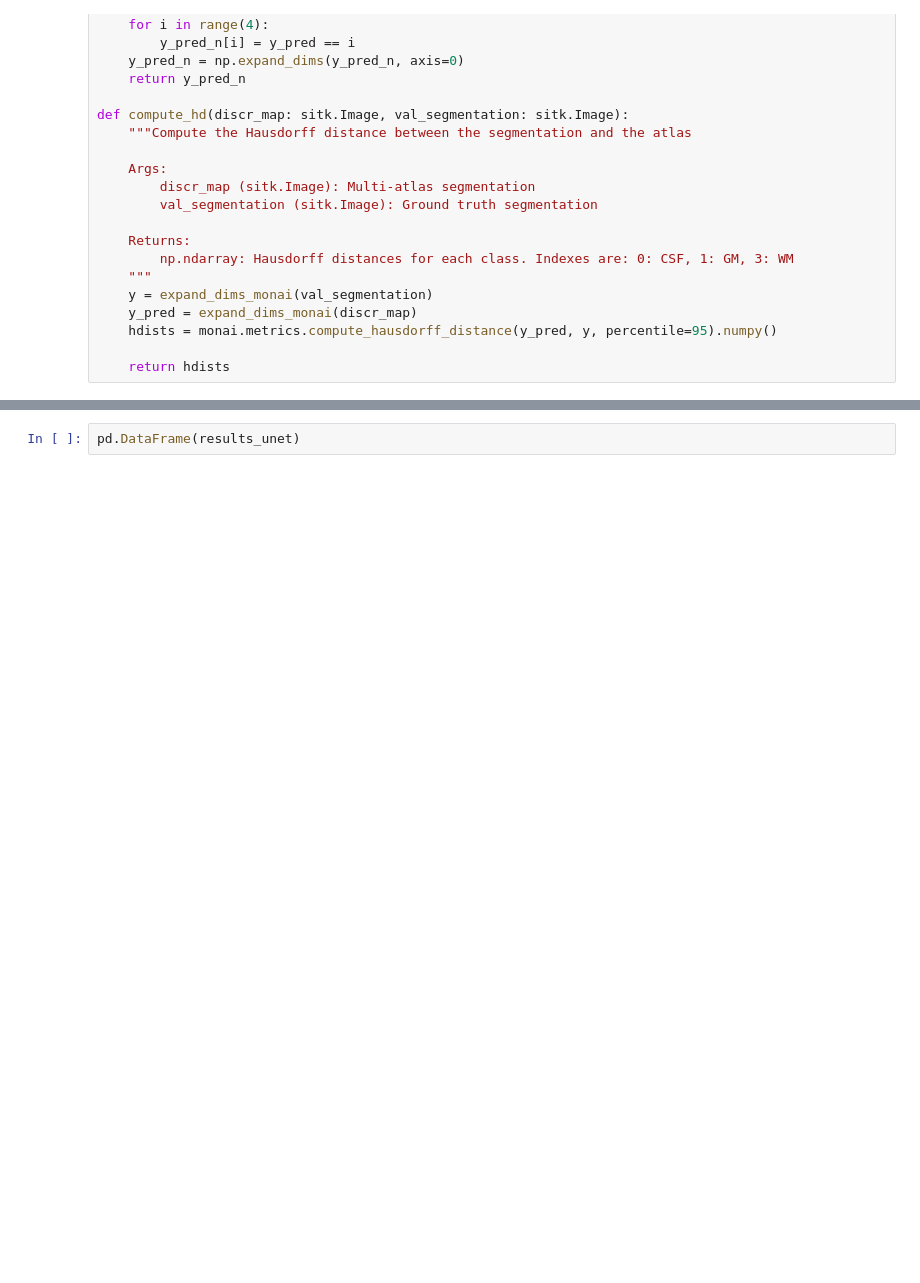
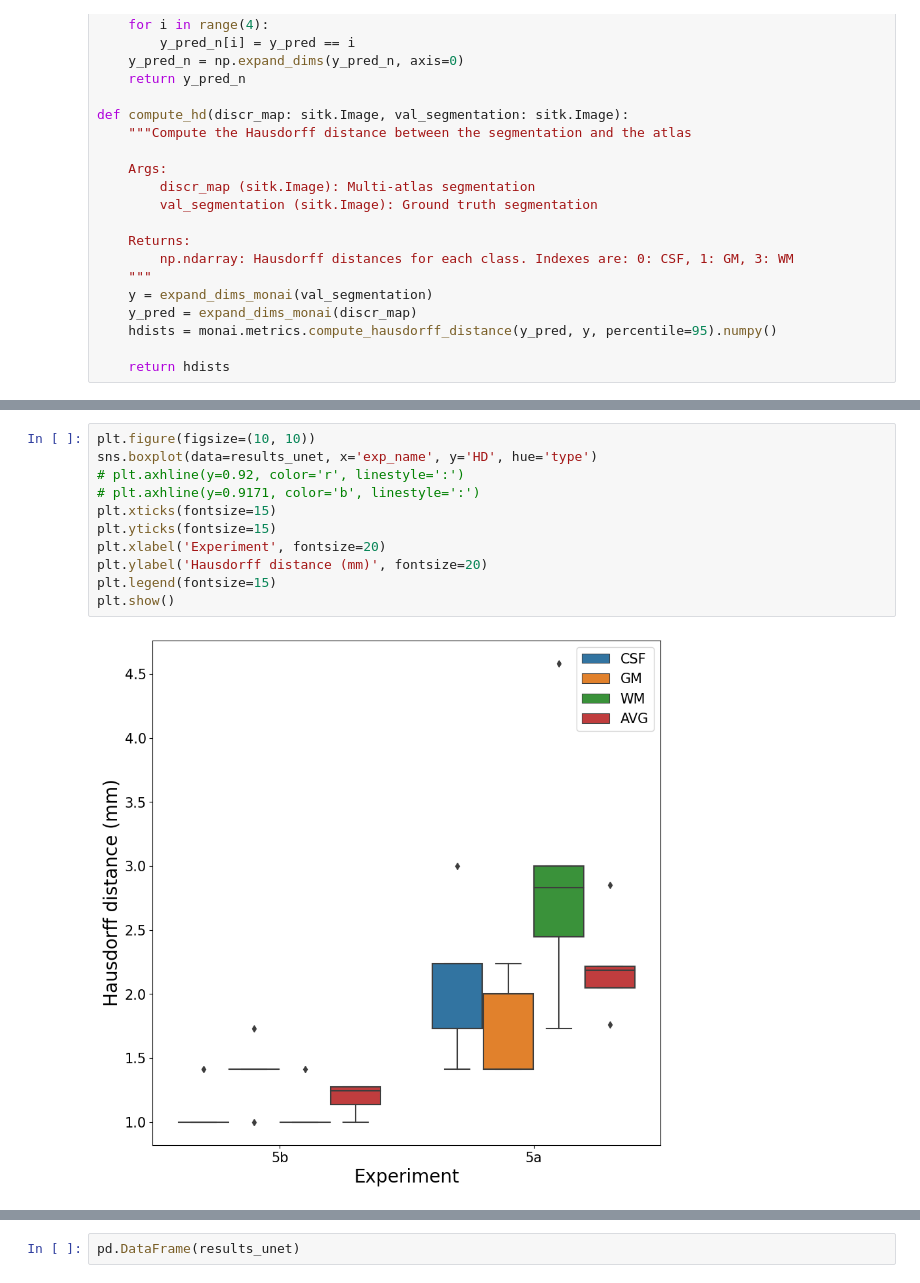
Before and after one commit to vladzalevskyi/brain-segmentation, a Jupyter notebook: 1_MultiAtlasSegmentation_metrics.ipynb, the cells around one changed output, grey strips where cells are left out. Saved outputs shown, nothing was run; the diff lists cells and outputs as text; blank space fills up the shorter version.

```diff
--- a/1_MultiAtlasSegmentation_metrics.ipynb
+++ b/1_MultiAtlasSegmentation_metrics.ipynb
@@ -177,0 +251,13 @@ sns.boxplot(data=results_unet, x='case', y='dsc_avg', hue='exp_name')
+# %%
+plt.figure(figsize=(10, 10))
+sns.boxplot(data=results_unet, x='exp_name', y='HD', hue='type')
+# plt.axhline(y=0.92, color='r', linestyle=':')
+# plt.axhline(y=0.9171, color='b', linestyle=':')
+plt.xticks(fontsize=15)
+plt.yticks(fontsize=15)
+plt.xlabel('Experiment', fontsize=20)
+plt.ylabel('Hausdorff distance (mm)', fontsize=20)
+plt.legend(fontsize=15)
+plt.show()
+# %% [output]
+[figure, added]
```
Also changed, not shown: parts of 20 cells of this notebook, 4 other files.
